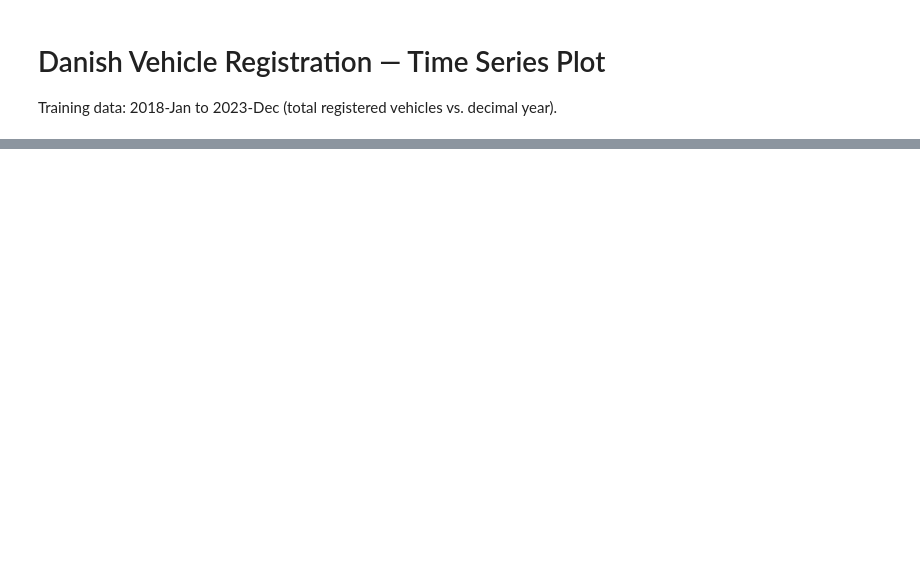
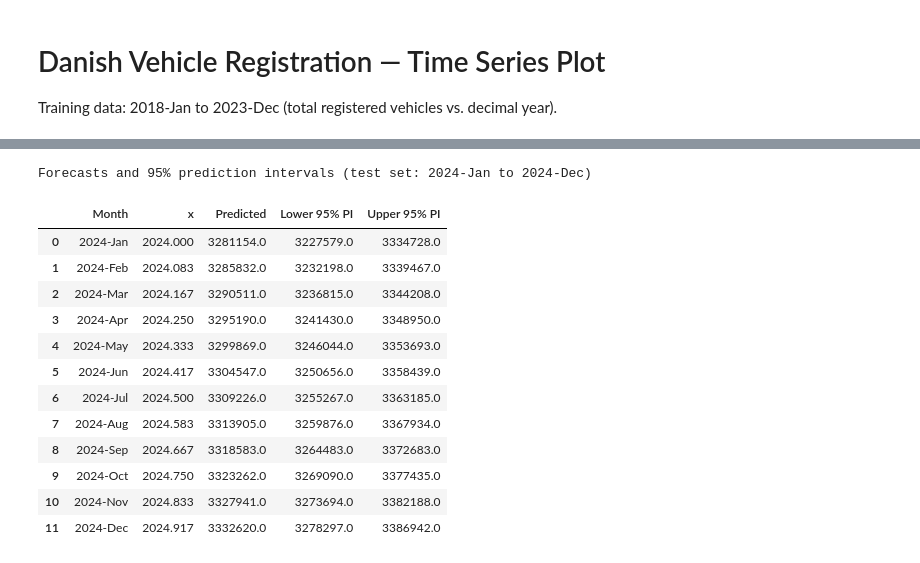
Before and after one commit to Benyla/02417_Times_Series, a Jupyter notebook: notebook.ipynb, the cells around one changed output, grey strips where cells are left out. Saved outputs shown, nothing was run; the diff lists cells and outputs as text; code cells hidden in the pictures; blank space fills up the shorter version.

```diff
--- a/notebook.ipynb
+++ b/notebook.ipynb
@@ -36,0 +141,51 @@ plt.show()
+# %%
+# Forecast for test set: 2024-Jan to 2024-Dec (12 months)
+# Point forecast: ŷ = θ̂₁ + θ̂₂·x
+# 95% prediction interval: ŷ ± t_{N-2, 0.975} × SE_pred, with SE_pred = σ̂ × sqrt(1 + x_new'(X'X)^{-1} x_new)
+from scipy import stats
+
+# Test period: 12 months from 2024-Jan to 2024-Dec
+test_months = pd.date_range("2024-01-01", periods=12, freq="MS")
+x_test = np.array([2024 + (i - 1) / 12 for i in range(1, 13)])  # 2024.0, 2024.083, ..., 2024.917
+X_test = np.column_stack([np.ones(12), x_test])
+
+# Point forecasts
+y_pred = (X_test @ theta_hat).flatten()
+
+# Prediction standard error: SE_pred_t = σ̂ × sqrt(1 + x_t'(X'X)^{-1} x_t)
+sigma_hat = np.sqrt(sigma2_hat)
+se_pred = np.array([
+    sigma_hat * np.sqrt(1 + X_test[i : i + 1] @ XtX_inv @ X_test[i : i + 1].T).item()
+    for i in range(12)
+])
+
+# 95% prediction interval (t with N-2 df)
+t_crit = stats.t.ppf(0.975, N - p)
+lower = y_pred - t_crit * se_pred
+upper = y_pred + t_crit * se_pred
+
+# Table: Month, x, Predicted, Lower 95% PI, Upper 95% PI
+forecast_df = pd.DataFrame({
+    "Month": [d.strftime("%Y-%b") for d in test_months],
+    "x": np.round(x_test, 3),
+    "Predicted": np.round(y_pred, 0),
+    "Lower 95% PI": np.round(lower, 0),
+    "Upper 95% PI": np.round(upper, 0),
+})
+print("Forecasts and 95% prediction intervals (test set: 2024-Jan to 2024-Dec)\n")
+display(forecast_df)
+# %% [output]
+Forecasts and 95% prediction intervals (test set: 2024-Jan to 2024-Dec)
+|  | Month | x | Predicted | Lower 95% PI | Upper 95% PI |
+| 0 | 2024-Jan | 2024.000 | 3281154.0 | 3227579.0 | 3334728.0 |
+| 1 | 2024-Feb | 2024.083 | 3285832.0 | 3232198.0 | 3339467.0 |
+| 2 | 2024-Mar | 2024.167 | 3290511.0 | 3236815.0 | 3344208.0 |
+| 3 | 2024-Apr | 2024.250 | 3295190.0 | 3241430.0 | 3348950.0 |
+| 4 | 2024-May | 2024.333 | 3299869.0 | 3246044.0 | 3353693.0 |
+| 5 | 2024-Jun | 2024.417 | 3304547.0 | 3250656.0 | 3358439.0 |
+| 6 | 2024-Jul | 2024.500 | 3309226.0 | 3255267.0 | 3363185.0 |
+| 7 | 2024-Aug | 2024.583 | 3313905.0 | 3259876.0 | 3367934.0 |
+| 8 | 2024-Sep | 2024.667 | 3318583.0 | 3264483.0 | 3372683.0 |
+| 9 | 2024-Oct | 2024.750 | 3323262.0 | 3269090.0 | 3377435.0 |
+| 10 | 2024-Nov | 2024.833 | 3327941.0 | 3273694.0 | 3382188.0 |
+| 11 | 2024-Dec | 2024.917 | 3332620.0 | 3278297.0 | 3386942.0 |
```
Also changed, not shown: parts of 11 cells of this notebook.
